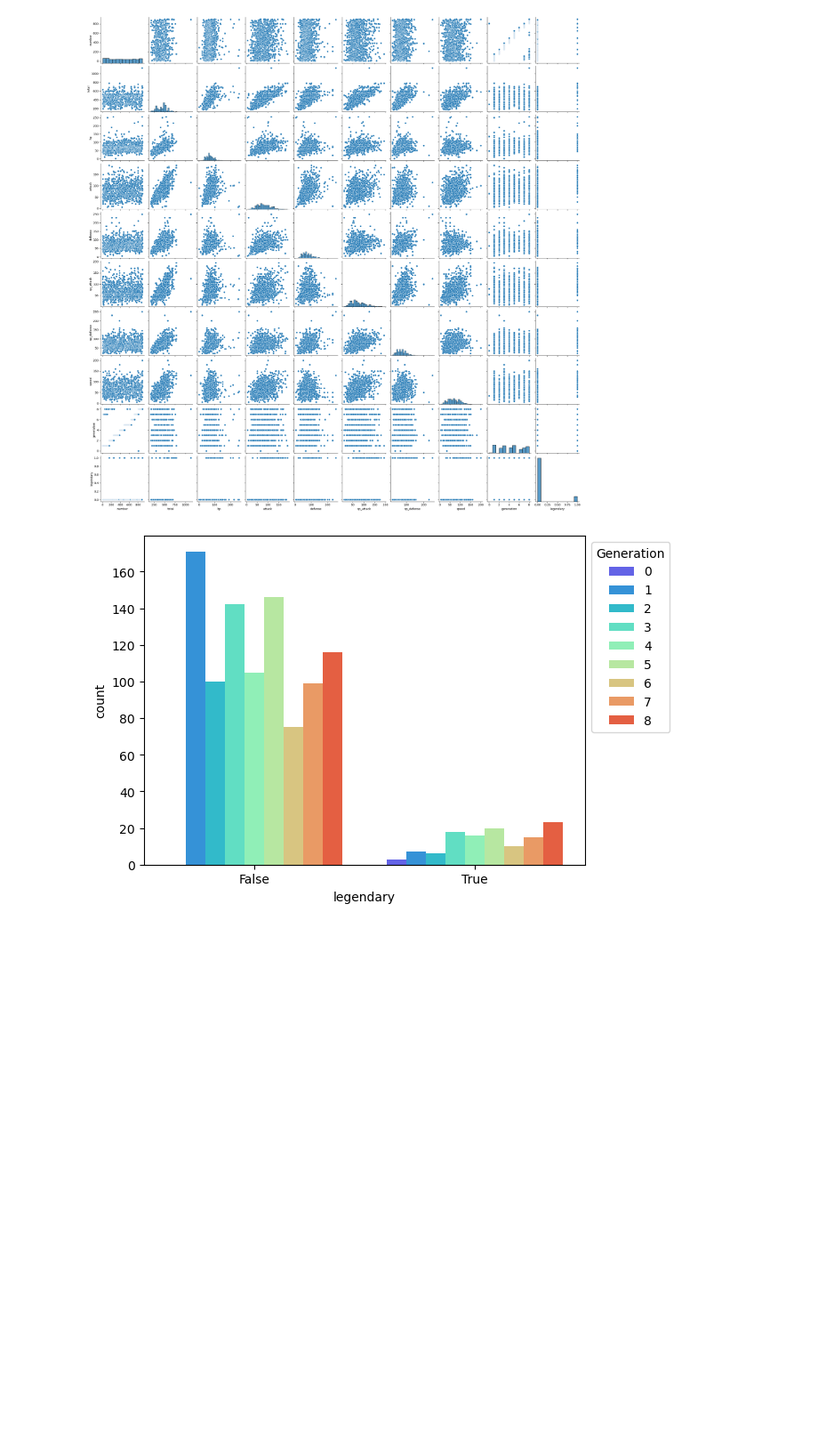
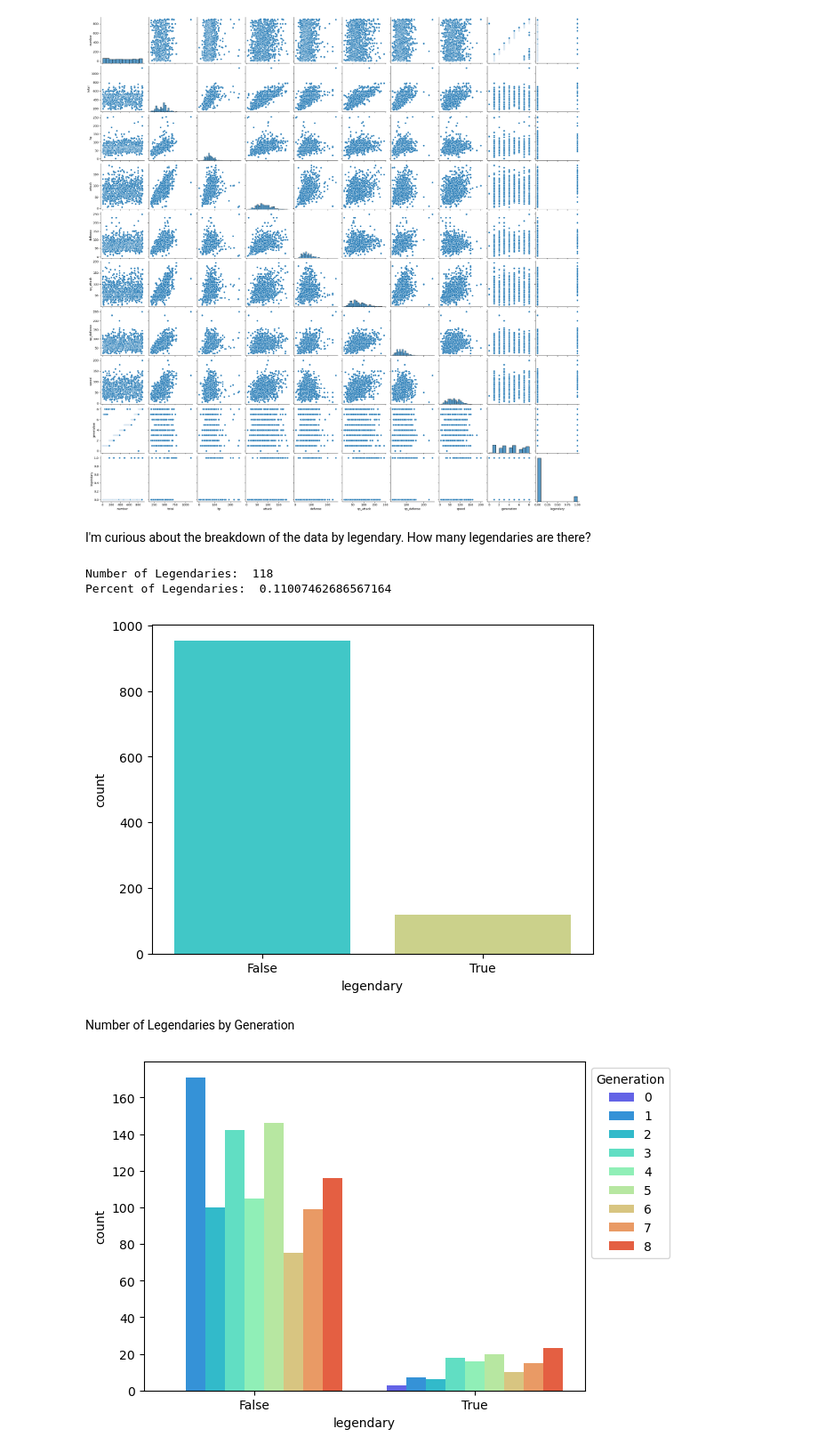
Before and after one commit to sophialiberman/pokemon_legendary, a Jupyter notebook: kaggle_notebook_1.ipynb, the cells around one changed output. Shown at 89% size. Saved outputs shown, nothing was run; the diff lists cells and outputs as text; code cells hidden in the pictures; blank space fills up the shorter version.

```diff
--- a/kaggle_notebook_1.ipynb
+++ b/kaggle_notebook_1.ipynb
@@ -51,6 +47,18 @@ sns.pairplot(data=pokemon)
 # %% [output]
 <seaborn.axisgrid.PairGrid at 0x...>
 [figure]
+# %% [markdown]
+I'm curious about the breakdown of the data by legendary. How many legendaries are there?
+# %%
+legendary = sns.countplot(data=pokemon, x='legendary', palette='rainbow')
+print('Number of Legendaries: ',pokemon['legendary'].sum())
+print('Percent of Legendaries: ', pokemon['legendary'].sum()/pokemon['legendary'].count())
+# %% [output]
+Number of Legendaries:  118
+Percent of Legendaries:  0.11007462686567164
+[figure, added]
+# %% [markdown]
+Number of Legendaries by Generation
 # %%
 gen = sns.countplot(data=pokemon, x='legendary', hue='generation', palette='rainbow')
 plt.legend(title='Generation')
```
Also changed, not shown: parts of 18 cells of this notebook.
